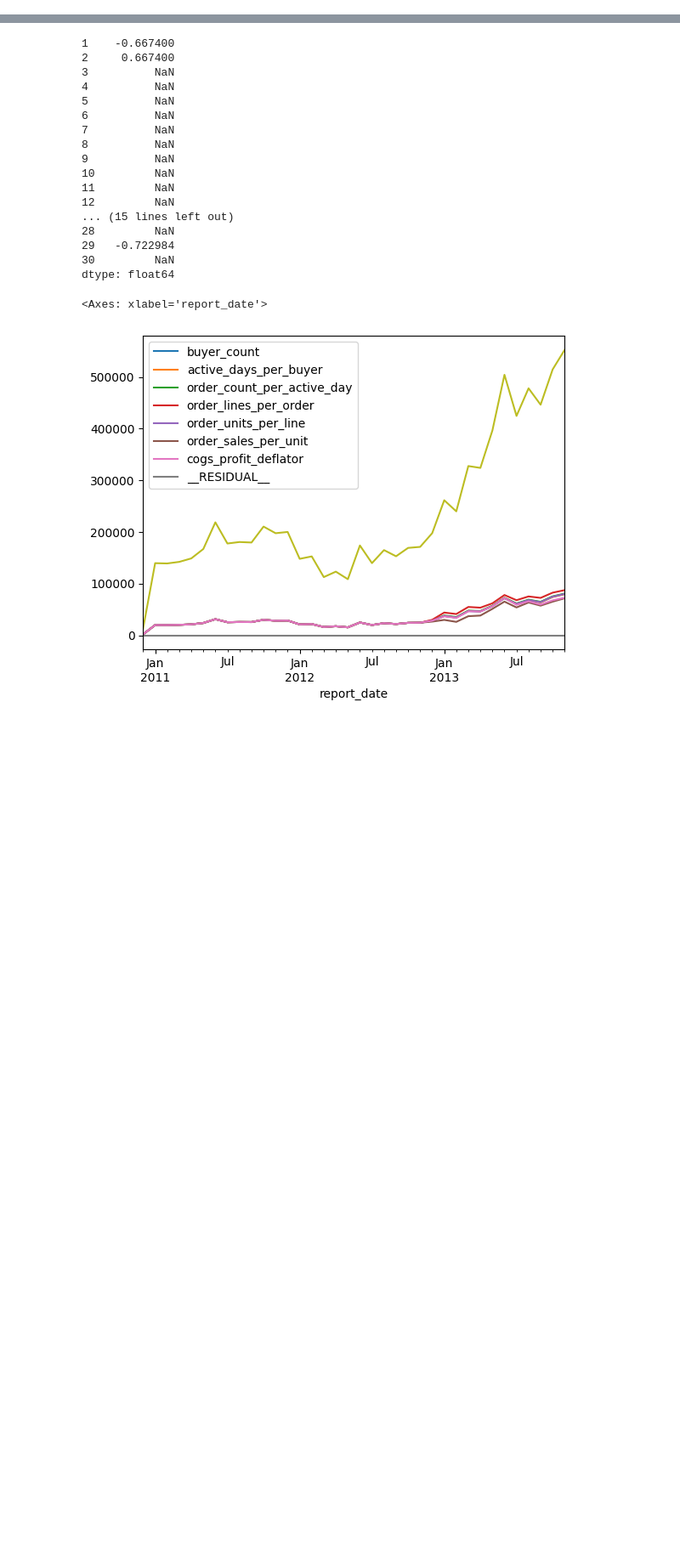
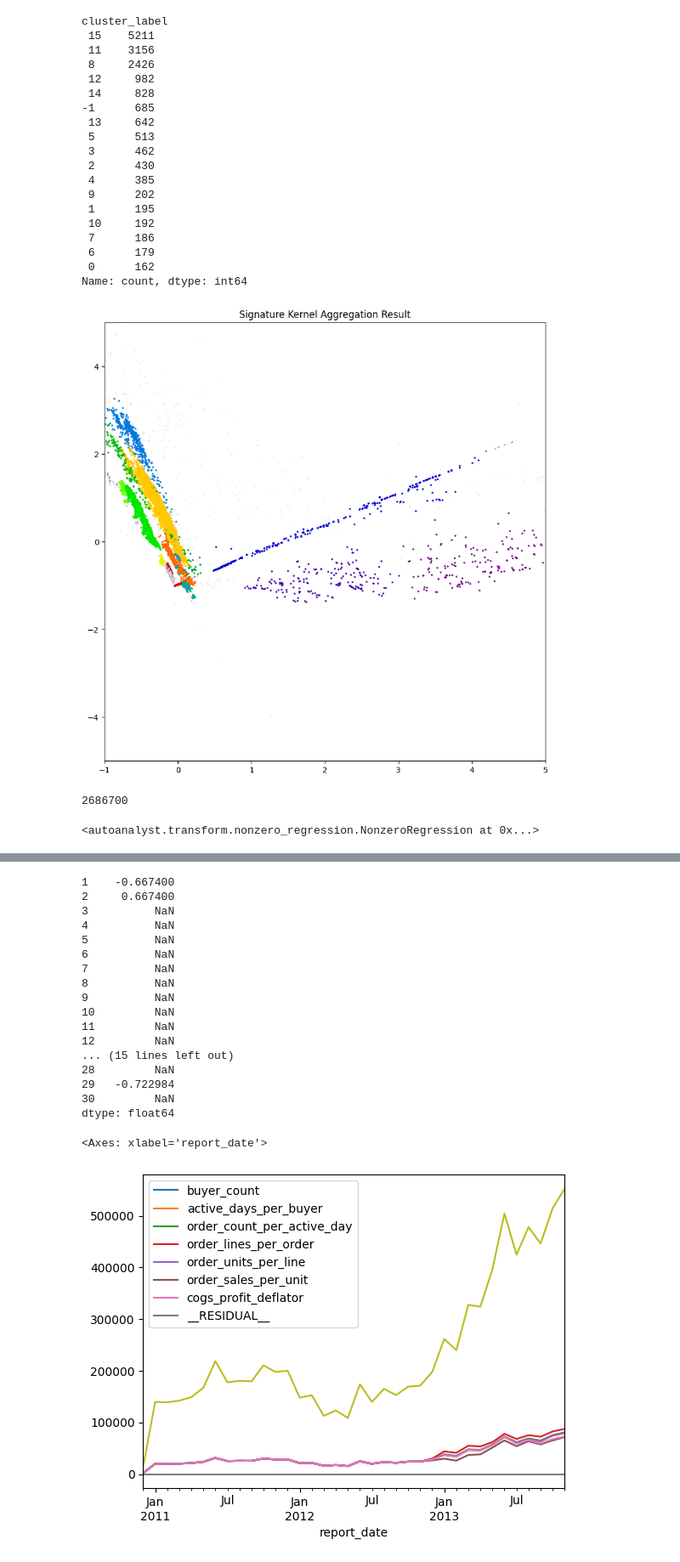
Before and after one commit to Oracen/autoanalyst, a Jupyter notebook: notebooks/02_build_tree.ipynb, the cells around one changed output, grey strips where cells are left out. Shown at 85% size. Saved outputs shown, nothing was run; the diff lists cells and outputs as text; code cells hidden in the pictures; blank space fills up the shorter version.

Commit message:
feat: add and test signature clustering module

```diff
--- a/notebooks/02_build_tree.ipynb
+++ b/notebooks/02_build_tree.ipynb
@@ -351,0 +393,5 @@ tx.round(4)
+# %%
+check = metric_tree.storage_module.load_dataset("internet_freight_breakdown")
+check_cats = metric_tree.entities["internet_customer"].load_dims()
+check_cats.index = check_cats.index.rename(["__DATE__", "__ID__"])
+check_cats
@@ -352 +501,71 @@ tx.round(4)
+# %%
+import matplotlib.pyplot as plt
+import numpy as np
+from sklearn.cluster import HDBSCAN
+from sklearn.decomposition import PCA, FactorAnalysis
+
+print(pd.Series(labels).value_counts())
+
+
+pca = PCA(n_components=3, whiten=True)
+# pca = FactorAnalysis(n_components=3, rotation="varimax")
+out_tx = pca.fit_transform(out)  # Z_k = (n_users × 30) from Cholesky
+alphas = ((labels != -1) + 0.05) / 1.2
+
+# print("variance explained:", pca.explained_variance_ratio_.sum())
+plt.figure(figsize=(10, 10))
+plt.scatter(
+    out_tx[:, 0], out_tx[:, 1], s=2, c=labels, cmap="nipy_spectral", alpha=alphas
+)
+plt.title("Signature Kernel Aggregation Result")
+plt.xlim(-1, 5)
+plt.ylim(-5, 5)
+plt.show()
+# %% [output]
+cluster_label
+ 15    5211
+ 11    3156
+ 8     2426
+ 12     982
+ 14     828
+-1      685
+ 13     642
+ 5      513
+ 3      462
+ 2      430
+ 4      385
+ 9      202
+ 1      195
+ 10     192
+ 7      186
+ 6      179
+ 0      162
+Name: count, dtype: int64
+[figure, added]
+# %%
+import esig
+import numpy as np
+
+esig.logsigdim(200, 3)
+# %% [output]
+2686700
+# %%
+from autoanalyst.transform import NonzeroRegression
+
+test_x = (
+    df_internet_sales_cleaned.head(10000)
+    .copy()
+    .set_index(["report_date", "customer_id"])[
+        ["cost_freight", "per_unit_weight", "per_unit_size"]
+    ]
+)
+
+test_y = test_x.pop("cost_freight")
+
+tx = NonzeroRegression(id_col="customer_id", date_col="report_date")
+
+# tx.fit_transform(test_x, test_y)
+tx.fit(test_x, test_y)
+# %% [output]
+<autoanalyst.transform.nonzero_regression.NonzeroRegression at 0x...>
 # %%
```
Also changed, not shown: parts of 11 cells of this notebook, 18 other files.
